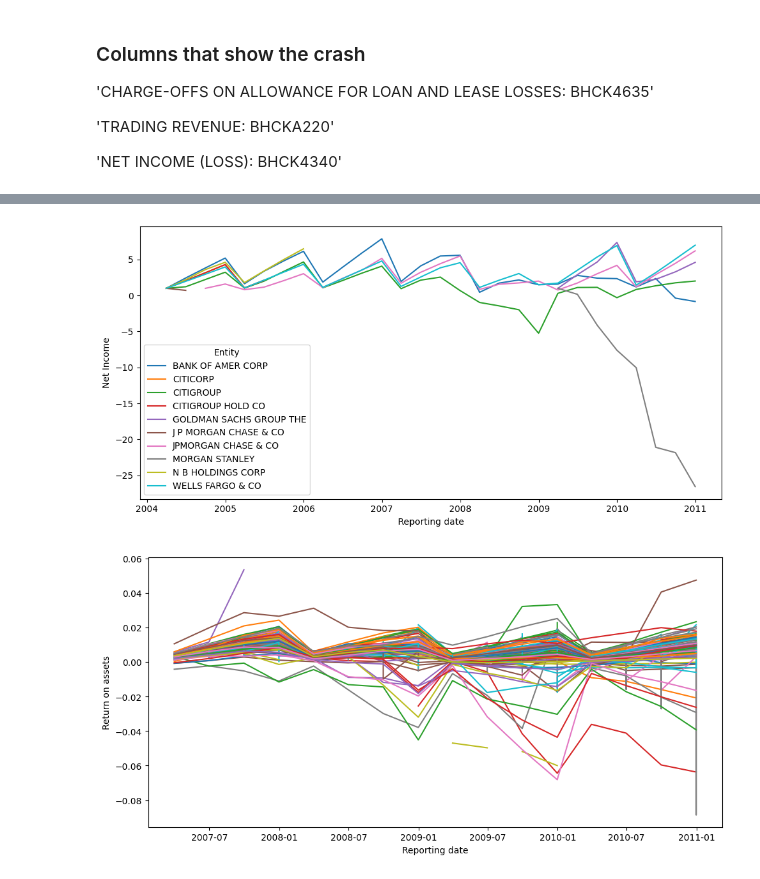
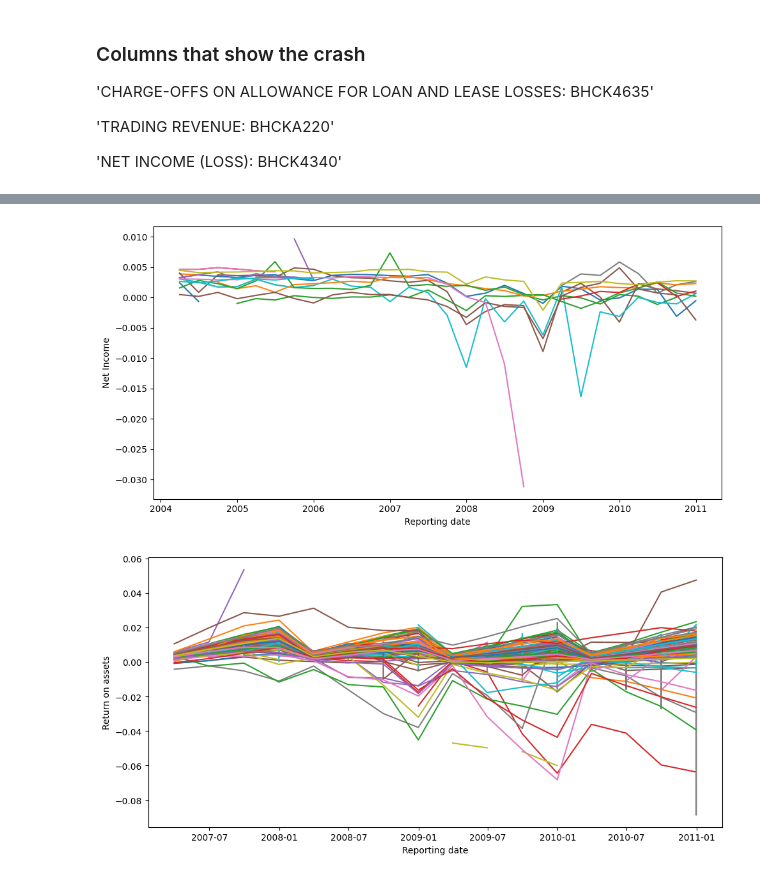
Before and after one commit to jmanacid1/DSE-Project, a Jupyter notebook: Visualize_Crash.ipynb, the cells around one changed output, grey strips where cells are left out. Cells and saved outputs as stored; diff of their text form; code cells hidden in the pictures.

Commit message:
add quarter income not cumulative

```diff
--- a/Visualize_Crash.ipynb
+++ b/Visualize_Crash.ipynb
@@ -108,13 +172,36 @@ single_df = df.copy()
 
 single_df.sort_values('REPORTING DATE (CC;YR;MO;DA): RSSD9999')
 #process net income
-condensed_df = single_df.groupby(['ENTITY SHORT NAME: RSSD9010','REPORTING DATE (CC;YR;MO;DA): RSSD9999'])['NET INCOME (LOSS): BHCK4340'].mean().head()
+#condensed_df = single_df.groupby(['ENTITY SHORT NAME: RSSD9010','REPORTING DATE (CC;YR;MO;DA): RSSD9999'])['NET INCOME (LOSS): BHCK4340'].mean().head()
 
 
-single_df['mean_income_by_reporting_date'] = single_df.groupby(['REPORTING DATE (CC;YR;MO;DA): RSSD9999','ENTITY SHORT NAME: RSSD9010'])['NET INCOME (LOSS): BHCK4340'].transform(np.mean)
+single_df['mean_income_by_reporting_date'] = single_df.groupby(['REPORTING DATE (CC;YR;MO;DA): RSSD9999','ENTITY SHORT NAME: RSSD9010'])['quarter_income'].transform(np.mean)
+single_df['mean_ROA_by_reporting_date'] = single_df.groupby(['REPORTING DATE (CC;YR;MO;DA): RSSD9999','ENTITY SHORT NAME: RSSD9010'])['return_on_assets'].transform(np.mean)
 
 single_df['income_norm'] = single_df['mean_income_by_reporting_date'] / single_df.groupby('ENTITY SHORT NAME: RSSD9010')['mean_income_by_reporting_date'].transform('first')
-print(single_df[['mean_income_by_reporting_date','income_norm']][single_df['ENTITY SHORT NAME: RSSD9010'] == 'CITIGROUP'])
+
+first_income = (
+    single_df
+    .groupby('ENTITY SHORT NAME: RSSD9010')['mean_income_by_reporting_date']
+    .transform('first')
+)
+
+first_roa = (
+    single_df
+    .groupby('ENTITY SHORT NAME: RSSD9010')['mean_ROA_by_reporting_date']
+    .transform('first')
+)
+
+single_df['income_growth_from_first'] = (
+    (single_df['mean_income_by_reporting_date'] - first_income)
+    / first_income.abs()
+)
+
+single_df['ROA_growth_from_first'] = (
+    (single_df['mean_ROA_by_reporting_date'] - first_income)
+    / first_income.abs()
+)
+print(single_df[['mean_income_by_reporting_date','income_growth_from_first']][single_df['ENTITY SHORT NAME: RSSD9010'] == 'MORGAN STANLEY'])
 
 #print(single_df[['REPORTING DATE (CC;YR;MO;DA): RSSD9999','mean_income_by_reporting_date']][single_df['ENTITY SHORT NAME: RSSD9010'] == 'CITIGROUP'])
 #single_df[['NET INCOME (LOSS): BHCK4340','ENTITY SHORT NAME: RSSD9010','REPORTING DATE (CC;YR;MO;DA): RSSD9999']]
@@ -156,25 +243,33 @@ print(single_df[['mean_income_by_reporting_date','income_norm']][single_df['ENTI
+# %%
+#redo ROA and ROE based on quarterly income not cummulative
+
+single_df['return_on_assets'] = single_df['quarter_income']/single_df['TOTAL ASSETS: BHCK2170']
+
+single_df['return_on_equity'] = single_df['quarter_income'] / single_df['TOTAL EQUITY CAPITAL: BHCK3210']
 # %%
+biggest_banks = sorted_asset_df.index[0:20]
+
 columns_we_want = ['NET INCOME (LOSS): BHCK4340','return_on_assets','return_on_equity','non_performing_loan_ratio','REPORTING DATE (CC;YR;MO;DA): RSSD9999','ENTITY SHORT NAME: RSSD9010']
 values = ['return_on_assets','return_on_equity','non_performing_loan_ratio']
 vis_df = df[columns_we_want][df['ENTITY SHORT NAME: RSSD9010'].isin(full_quarter_banks)]
 all_vis_df = single_df[single_df['ENTITY SHORT NAME: RSSD9010'].isin(biggest_banks)]
 
 
 fig, ax = plt.subplots(figsize=(10, 5))
 
 for name, group in all_vis_df.groupby('ENTITY SHORT NAME: RSSD9010'):
     ax.plot(
         group['REPORTING DATE (CC;YR;MO;DA): RSSD9999'],
-        group['income_norm'],
+        group['return_on_assets'],
         label=name,          # <- each line gets its own label
     )
 
 ax.set_xlabel('Reporting date')
 ax.set_ylabel('Net Income'),
-ax.legend(title='Entity')    # show the labels
+#ax.legend(title='Entity')    # show the labels
 fig.tight_layout()
 # %% [output]
-[figure, old version]
+[figure, new version]
 # %%
 fig, ax = plt.subplots(figsize=(10, 5))
 
```
Also changed, not shown: parts of 7 cells of this notebook, 1 other file.
